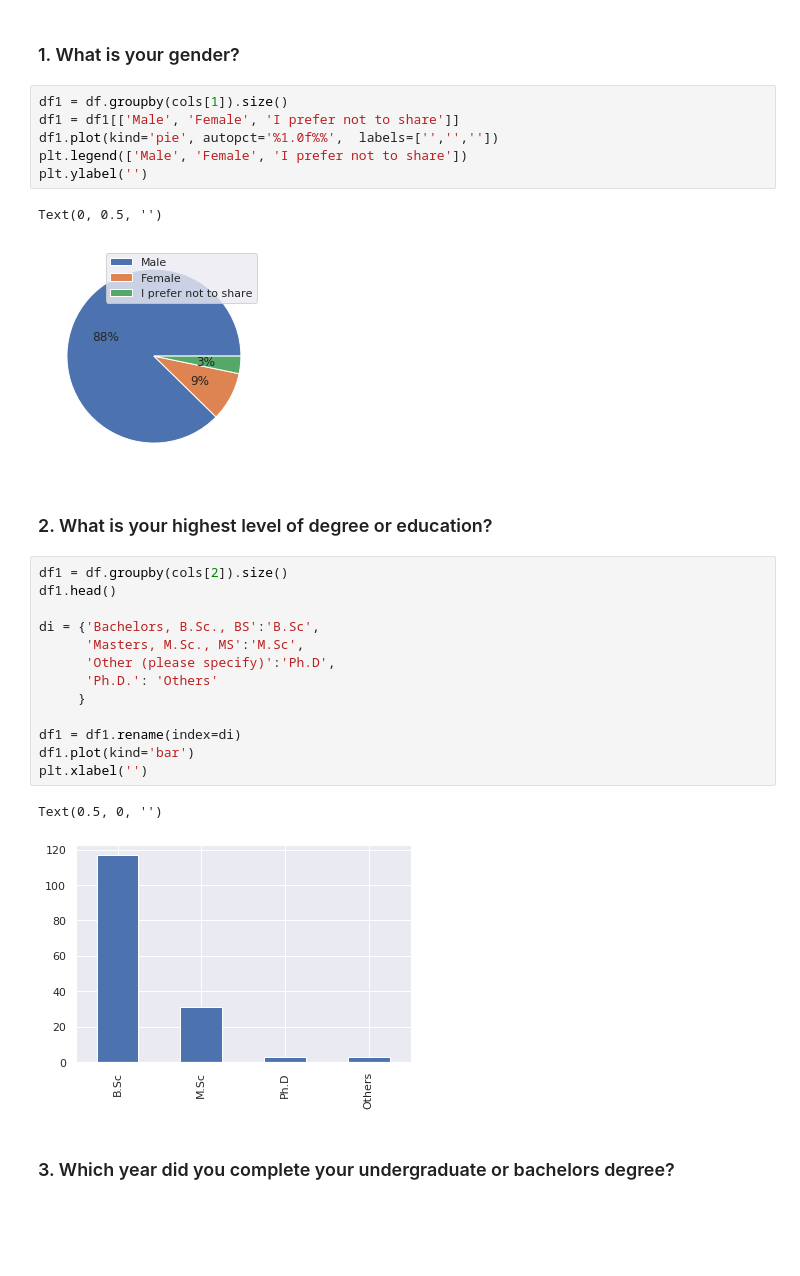
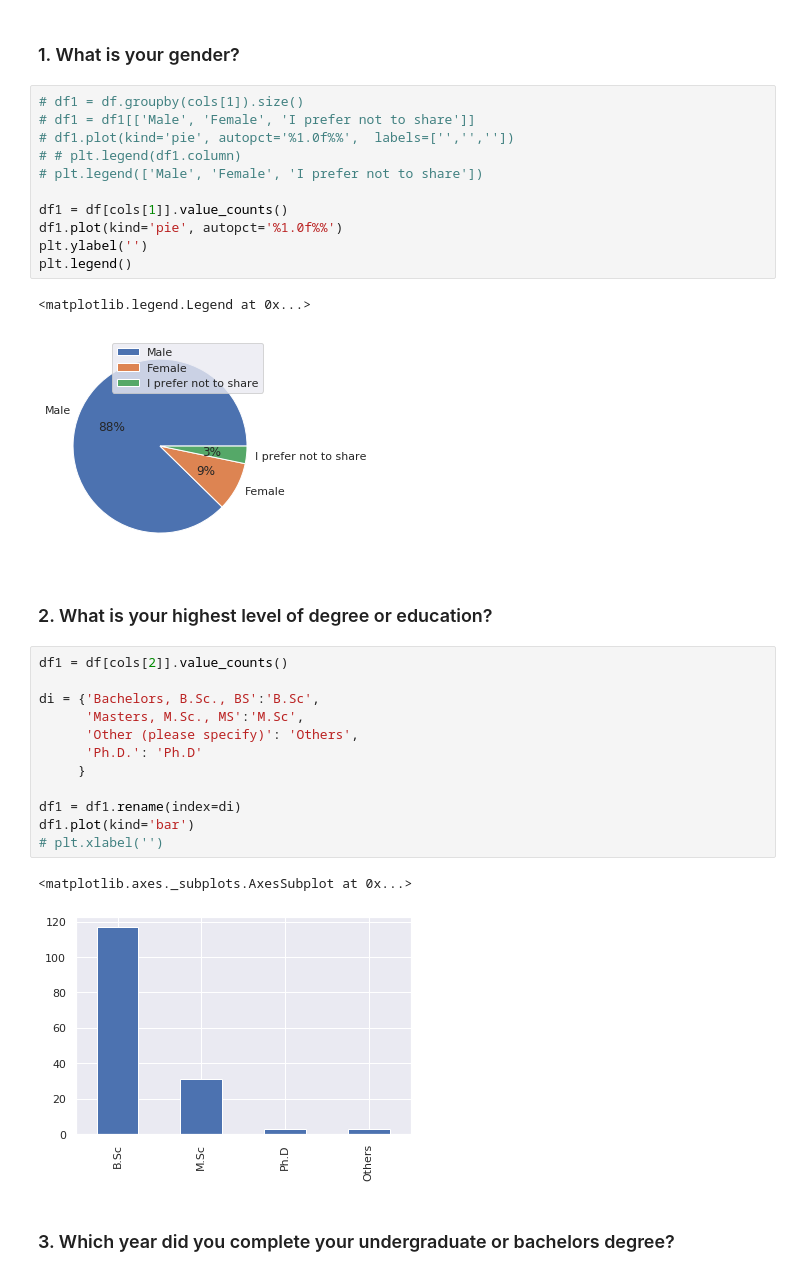
Before and after one commit to rafed123/ugse, a Jupyter notebook: Analysis.ipynb, the cells around one changed output. Saved outputs shown, nothing was run; the diff lists cells and outputs as text; blank space fills up the shorter version.

Commit message:
Updated chart

```diff
--- a/Analysis.ipynb
+++ b/Analysis.ipynb
@@ -74,31 +57,35 @@ dtype: int64
 # %% [markdown]
 ### 1. What is your gender?
 # %%
-df1 = df.groupby(cols[1]).size()
-df1 = df1[['Male', 'Female', 'I prefer not to share']]
-df1.plot(kind='pie', autopct='%1.0f%%',  labels=['','',''])
-plt.legend(['Male', 'Female', 'I prefer not to share'])
+# df1 = df.groupby(cols[1]).size()
+# df1 = df1[['Male', 'Female', 'I prefer not to share']]
+# df1.plot(kind='pie', autopct='%1.0f%%',  labels=['','',''])
+# # plt.legend(df1.column)
+# plt.legend(['Male', 'Female', 'I prefer not to share'])
+
+df1 = df[cols[1]].value_counts()
+df1.plot(kind='pie', autopct='%1.0f%%')
 plt.ylabel('')
+plt.legend()
 # %% [output]
-Text(0, 0.5, '')
+<matplotlib.legend.Legend at 0x...>
-[figure, old version]
+[figure, new version]
 # %% [markdown]
 ### 2. What is your highest level of degree or education?
 # %%
-df1 = df.groupby(cols[2]).size()
-df1.head()
+df1 = df[cols[2]].value_counts()
 
 di = {'Bachelors, B.Sc., BS':'B.Sc',
       'Masters, M.Sc., MS':'M.Sc',
-      'Other (please specify)':'Ph.D',
-      'Ph.D.': 'Others'
+      'Other (please specify)': 'Others',
+      'Ph.D.': 'Ph.D'
      }
 
 df1 = df1.rename(index=di)
 df1.plot(kind='bar')
-plt.xlabel('')
+# plt.xlabel('')
 # %% [output]
-Text(0.5, 0, '')
+<matplotlib.axes._subplots.AxesSubplot at 0x...>
 [figure]
 # %% [markdown]
 ### 3. Which year did you complete your undergraduate or bachelors degree?
```
Also changed, not shown: parts of 18 cells of this notebook.
